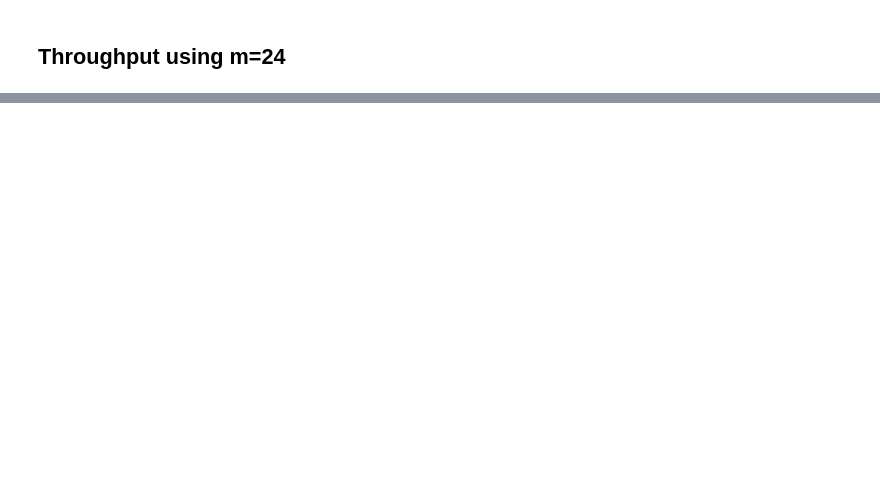
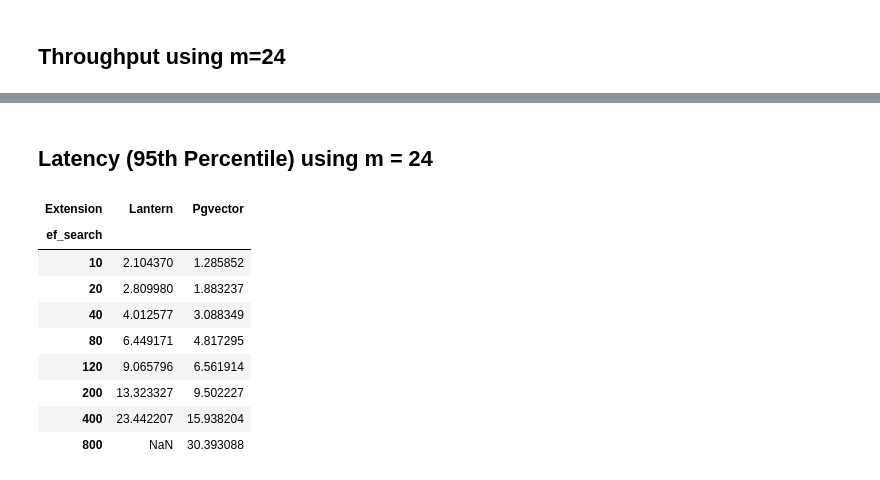
Before and after one commit to binidxaba/lantern-pgvector-comparison, a Jupyter notebook: Results-Comparison-Lantern-Pgvector.ipynb, the cells around one changed output, grey strips where cells are left out. Saved outputs shown, nothing was run; the diff lists cells and outputs as text; code cells hidden in the pictures; blank space fills up the shorter version.

```diff
--- a/Results-Comparison-Lantern-Pgvector.ipynb
+++ b/Results-Comparison-Lantern-Pgvector.ipynb
@@ -217,0 +284,17 @@ ax.set_title(f"QPS (ef_construction={ef_construction}, m={m})")
+# %% [markdown]
+## Latency (95th Percentile) using m = 24
+# %%
+results_piv = df_all_results[df_all_results["m"] == m].pivot(index="ef_search", columns="Extension", values="p95")
+results_piv = results_piv.rename(columns={'lantern': 'Lantern', 'pgvector':'Pgvector'})
+results_piv
+# %% [output]
+| Extension | Lantern | Pgvector |
+| ef_search |  |  |
+| 10 | 2.104370 | 1.285852 |
+| 20 | 2.809980 | 1.883237 |
+| 40 | 4.012577 | 3.088349 |
+| 80 | 6.449171 | 4.817295 |
+| 120 | 9.065796 | 6.561914 |
+| 200 | 13.323327 | 9.502227 |
+| 400 | 23.442207 | 15.938204 |
+| 800 | NaN | 30.393088 |
```
Also changed, not shown: parts of 11 cells of this notebook, 31 other files.
